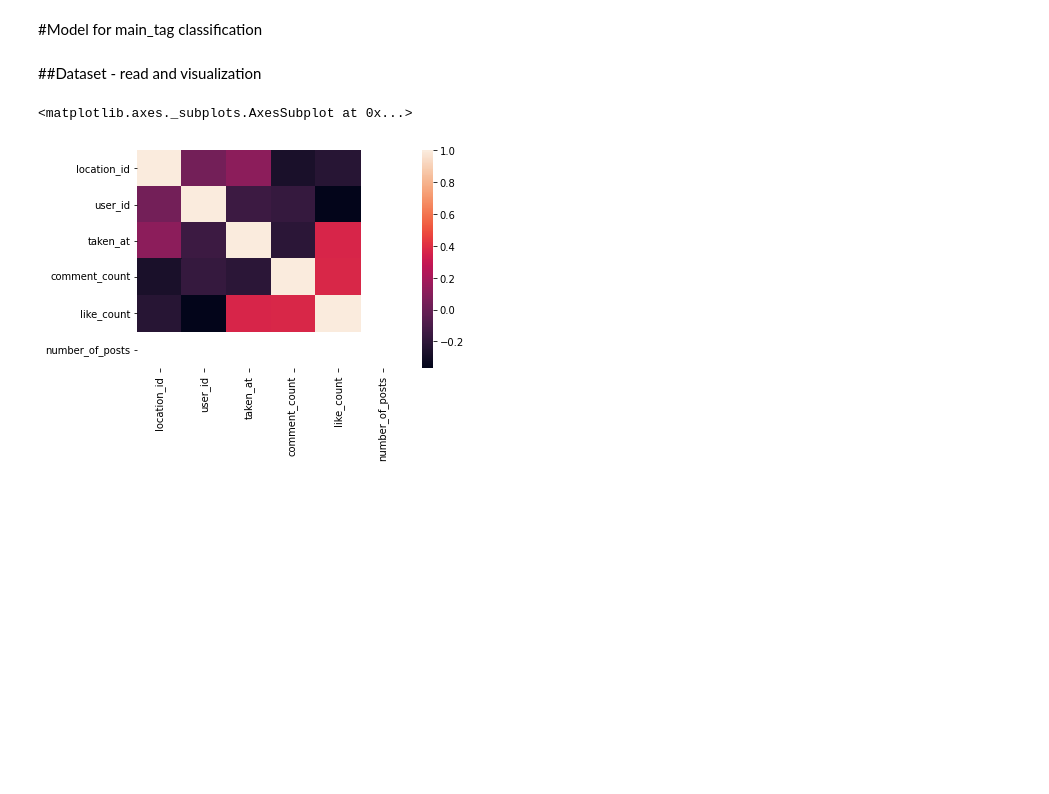
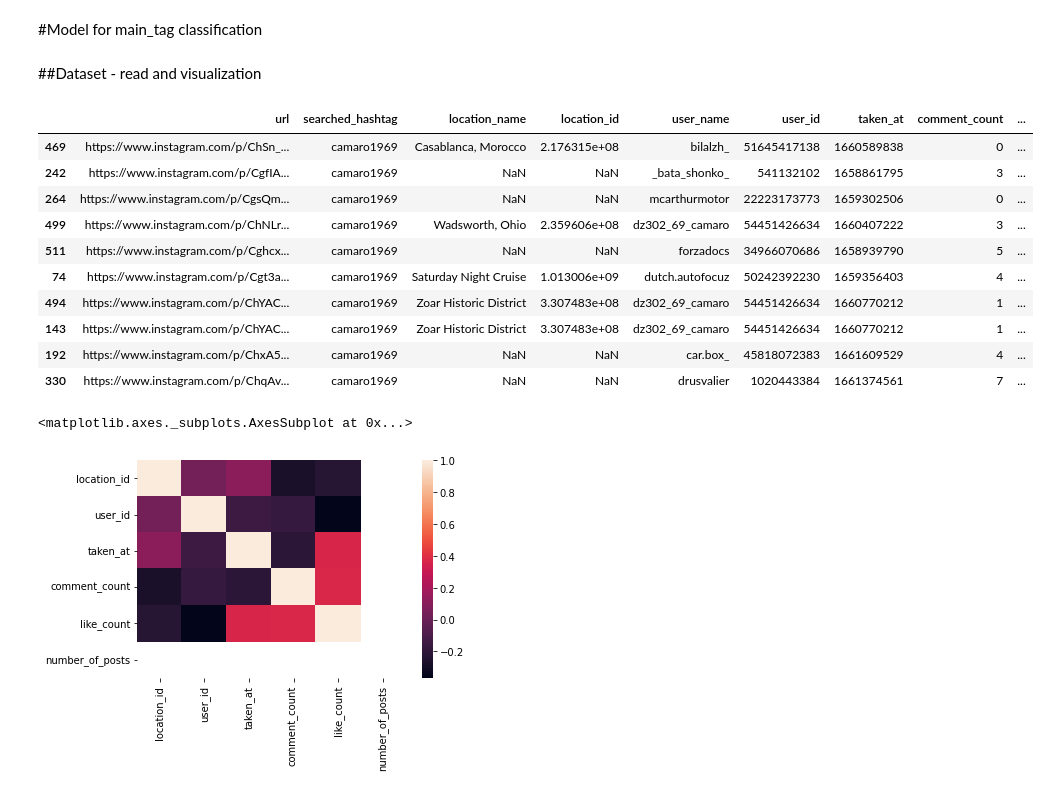
Before and after one commit to Tencza/Mustang-Hashtags-popularity-analyse, a Jupyter notebook: Mustang_Hashtags_popularity_analyse.ipynb, the cells around one changed output. Cells and saved outputs as stored; diff of their text form; code cells hidden in the pictures; blank space fills up the shorter version.

```diff
--- a/Mustang_Hashtags_popularity_analyse.ipynb
+++ b/Mustang_Hashtags_popularity_analyse.ipynb
@@ -351,8 +362,20 @@ pyLDAvis.save_html(lda_display, 'mustang_topics.html')
 # %%
 #Read dataset
 
-df2 = pd.read_csv('/content/drive/MyDrive/Github/Mustang-Hashtags-popularity-analyse/camaro1969.csv', index_col=0)
+df2 = pd.read_csv('camaro1969.csv', index_col=0)
 df2.sample(10)
+# %% [output]
+|  | url | searched_hashtag | location_name | location_id | user_name | user_id | taken_at | comment_count | ... |
+| 469 | https://www.instagram.com/p/ChSn_... | camaro1969 | Casablanca, Morocco | 2.176315e+08 | bilalzh_ | 51645417138 | 1660589838 | 0 | ... |
+| 242 | https://www.instagram.com/p/CgfIA... | camaro1969 | NaN | NaN | _bata_shonko_ | 541132102 | 1658861795 | 3 | ... |
+| 264 | https://www.instagram.com/p/CgsQm... | camaro1969 | NaN | NaN | mcarthurmotor | 22223173773 | 1659302506 | 0 | ... |
+| 499 | https://www.instagram.com/p/ChNLr... | camaro1969 | Wadsworth, Ohio | 2.359606e+08 | dz302_69_camaro | 54451426634 | 1660407222 | 3 | ... |
+| 511 | https://www.instagram.com/p/Cghcx... | camaro1969 | NaN | NaN | forzadocs | 34966070686 | 1658939790 | 5 | ... |
+| 74 | https://www.instagram.com/p/Cgt3a... | camaro1969 | Saturday Night Cruise | 1.013006e+09 | dutch.autofocuz | 50242392230 | 1659356403 | 4 | ... |
+| 494 | https://www.instagram.com/p/ChYAC... | camaro1969 | Zoar Historic District | 3.307483e+08 | dz302_69_camaro | 54451426634 | 1660770212 | 1 | ... |
+| 143 | https://www.instagram.com/p/ChYAC... | camaro1969 | Zoar Historic District | 3.307483e+08 | dz302_69_camaro | 54451426634 | 1660770212 | 1 | ... |
+| 192 | https://www.instagram.com/p/ChxA5... | camaro1969 | NaN | NaN | car.box_ | 45818072383 | 1661609529 | 4 | ... |
+| 330 | https://www.instagram.com/p/ChqAv... | camaro1969 | NaN | NaN | drusvalier | 1020443384 | 1661374561 | 7 | ... |
 # %%
 #Visualization
 
```
Also changed, not shown: parts of 11 cells of this notebook.
